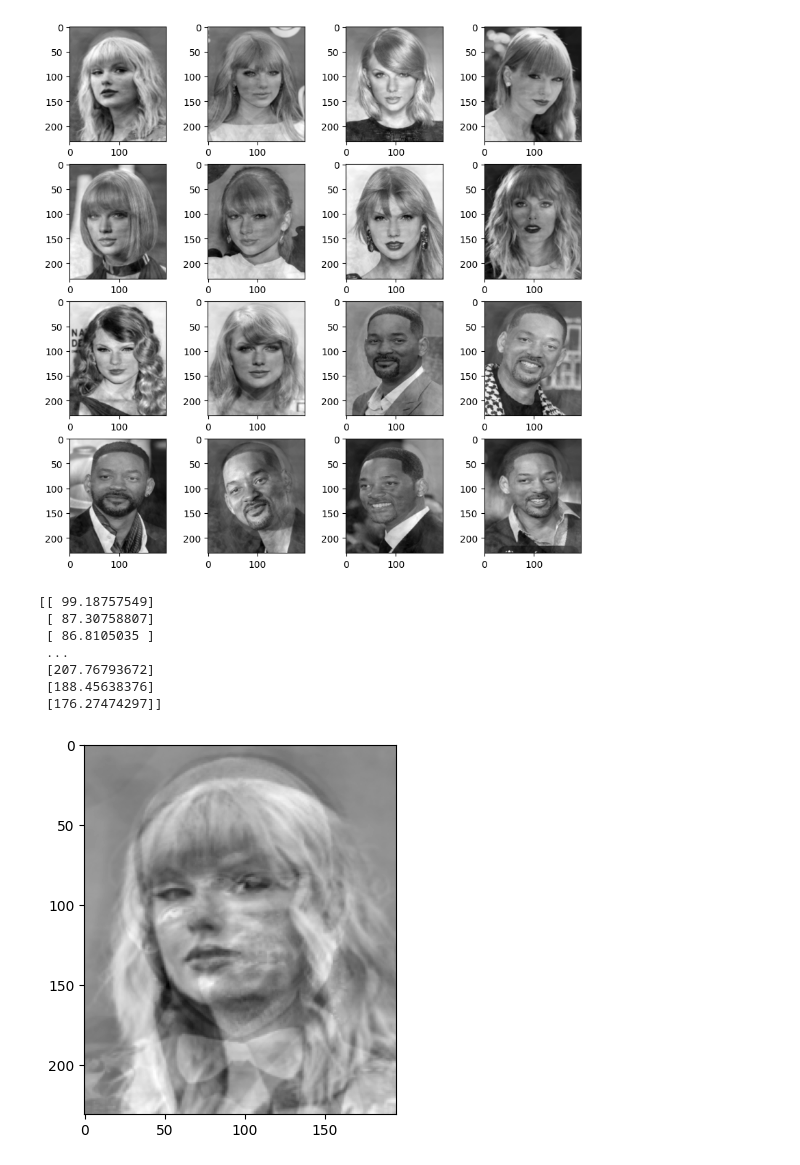
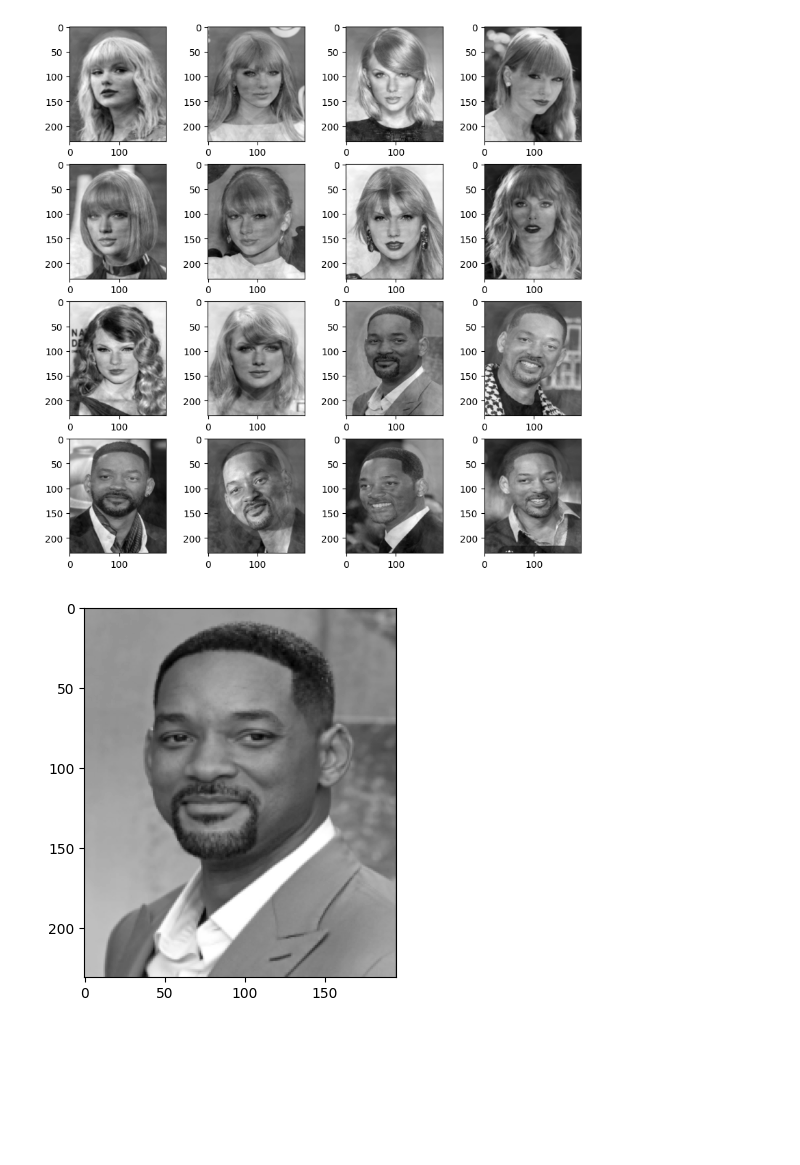
Before and after one commit to PedroPHC25/AL_Trabalho_A2, a Jupyter notebook: eigenswift.ipynb, the cells around one changed output. Drawn from its saved outputs; the diff is of its cells as text; code cells hidden in the pictures; blank space fills up the shorter version.

```diff
--- a/eigenswift.ipynb
+++ b/eigenswift.ipynb
@@ -106,16 +106,18 @@ for linha in range(numero_imagens):
         count += 1
 # %% [output]
 [figure]
-# %%
-from teste_comparacao import projected_image, teste
-print(teste)
-projected_image(teste)
-# %% [output]
-[[ 99.18757549]
- [ 87.30758807]
- [ 86.8105035 ]
- ...
- [207.76793672]
- [188.45638376]
- [176.27474297]]
-[figure, removed]
+# %%
+img = cv2.imread("imagens_artistas\WS\Captura de tela 2023-11-11 140222.png")
+img = cv2.cvtColor(img, cv2.COLOR_BGR2GRAY)
+img = np.array(img)
+img = img.flatten()
+img = img - np.mean(img)
+coordinates = np.dot(V_Face_Famous, img)
+new_img = np.dot(V_Face_Famous.T, coordinates)
+new_img = new_img + mean_train_face
+
+plt.figure()
+plt.imshow(img.reshape(231,195), cmap='gray')
+plt.show()
+# %% [output]
+[figure, added]
```
Also changed, not shown: 1 other file.
